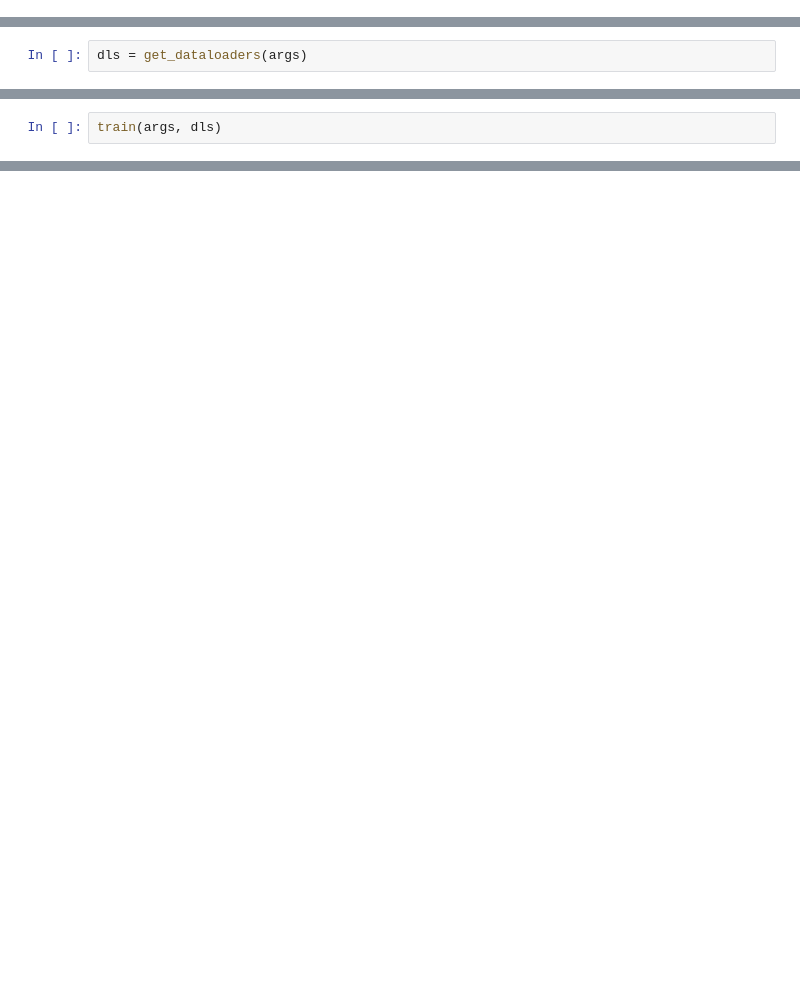
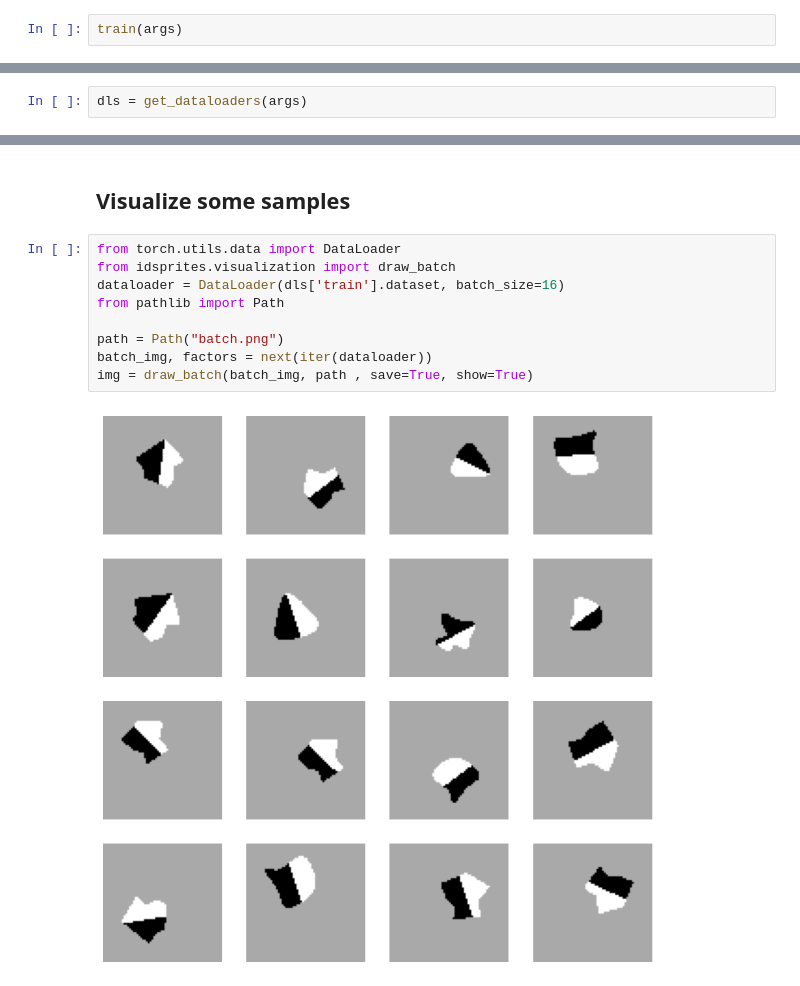
Before and after one commit to alainray/task-jepa, a Jupyter notebook: Shapes_3d_Lightning_Baseline.ipynb, the cells around one changed output, grey strips where cells are left out. Saved outputs shown, nothing was run; the diff lists cells and outputs as text; blank space fills up the shorter version.

Commit message:
Added new dataset idsprites plus much more

```diff
--- a/Shapes_3d_Lightning_Baseline.ipynb
+++ b/Shapes_3d_Lightning_Baseline.ipynb
@@ -67,0 +88,2 @@ args.warmup = 2.0/15.0*args.num_epochs
+# %%
+train(args)
@@ -284,2 +140,0 @@ wandb.finish()
-# %%
-train(args, dls)
@@ -366,0 +141,13 @@ Orientation:
+# %% [markdown]
+## Visualize some samples
+# %%
+from torch.utils.data import DataLoader
+from idsprites.visualization import draw_batch
+dataloader = DataLoader(dls['train'].dataset, batch_size=16)
+from pathlib import Path
+
+path = Path("batch.png")
+batch_img, factors = next(iter(dataloader))
+img = draw_batch(batch_img, path , save=True, show=True)
+# %% [output]
+[figure, added]
```
Also changed, not shown: parts of 7 cells of this notebook, 10 other files.
